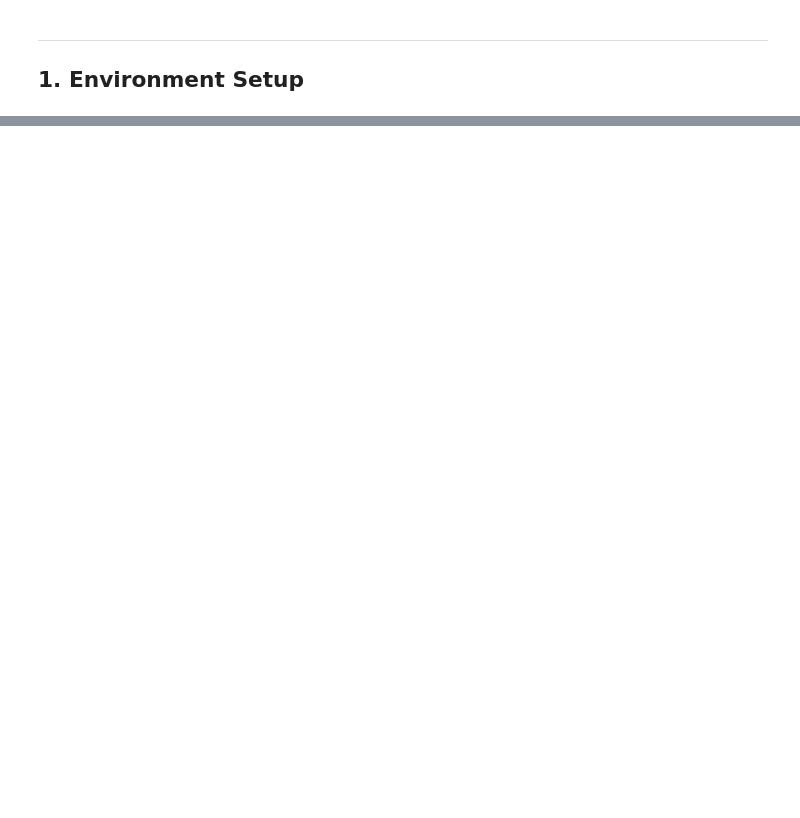
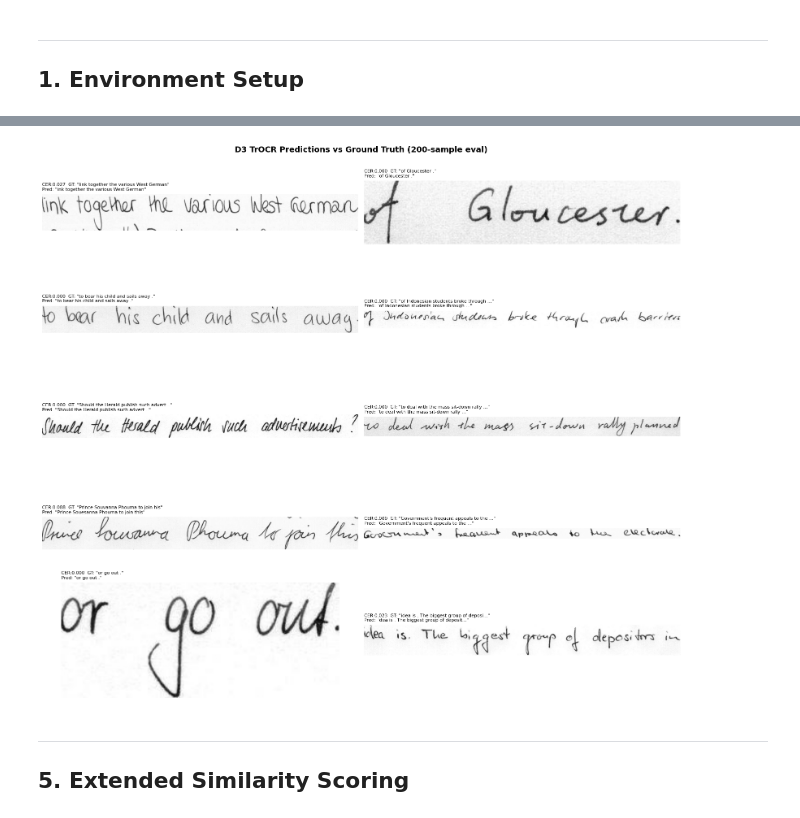
Before and after one commit to Shiva-a1/ScribeCheck, a Jupyter notebook: notebooks/train_and_evaluate.ipynb, the cells around one changed output, grey strips where cells are left out. Cells and saved outputs as stored; diff of their text form; code cells hidden in the pictures; blank space fills up the shorter version.

```diff
--- a/notebooks/train_and_evaluate.ipynb
+++ b/notebooks/train_and_evaluate.ipynb
@@ -372,8 +12,0 @@ plt.show()
-# %%
-fig, ax = plt.subplots(figsize=(8, 6))
-sc = ax.scatter(df['cer'], df['combined'], c=df['cosine'], cmap='RdYlGn', alpha=0.7, edgecolors='gray', s=60)
-ax.set_xlabel('CER (lower = better OCR)'); ax.set_ylabel('Combined Similarity (higher = better)')
-ax.set_title('CER vs Combined Similarity'); plt.colorbar(sc, label='Cosine Similarity'); ax.grid(alpha=0.3)
-plt.tight_layout()
-plt.savefig(os.path.join(RESULTS_DIR, 'cer_vs_similarity.png'), dpi=150, bbox_inches='tight')
-plt.show()
@@ -585,0 +216,20 @@ TrOCR fine-tuning requires CUDA (e.g., Google Colab). MPS (Apple Silicon) works
+# %%
+# Predictions vs images for D3
+fig, axes = plt.subplots(5, 2, figsize=(16, 14))
+fig.suptitle('D3 TrOCR Predictions vs Ground Truth (200-sample eval)', fontsize=14, fontweight='bold')
+for idx in range(10):
+    row, col = idx // 2, idx % 2
+    ax = axes[row, col]
+    ax.imshow(test_data_d3[idx]['image'], cmap='gray')
+    gt_s = references_d3[idx] if len(references_d3[idx]) <= 40 else references_d3[idx][:37] + '...'
+    pr_s = predictions_d3[idx] if len(predictions_d3[idx]) <= 40 else predictions_d3[idx][:37] + '...'
+    ax.set_title(f'CER:{cer_d3[idx]:.3f}  GT: "{gt_s}"\nPred: "{pr_s}"', fontsize=8, ha='left', x=0)
+    ax.axis('off')
+plt.tight_layout()
+plt.savefig(os.path.join(RESULTS_DIR, 'test_predictions_d3.png'), dpi=150, bbox_inches='tight')
+plt.show()
+# %% [output]
+[figure, added]
+# %% [markdown]
+---
+## 5. Extended Similarity Scoring
```
Also changed, not shown: parts of 59 cells of this notebook, 15 other files.
